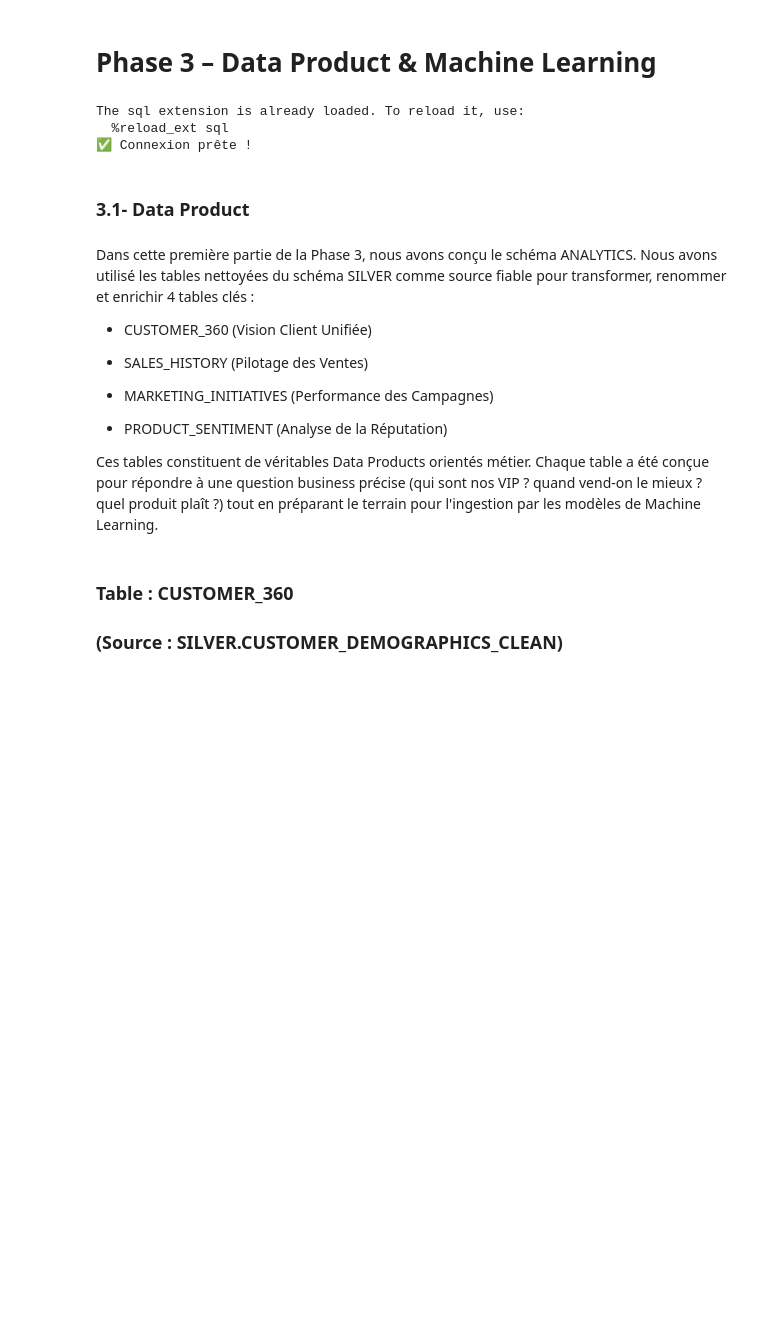
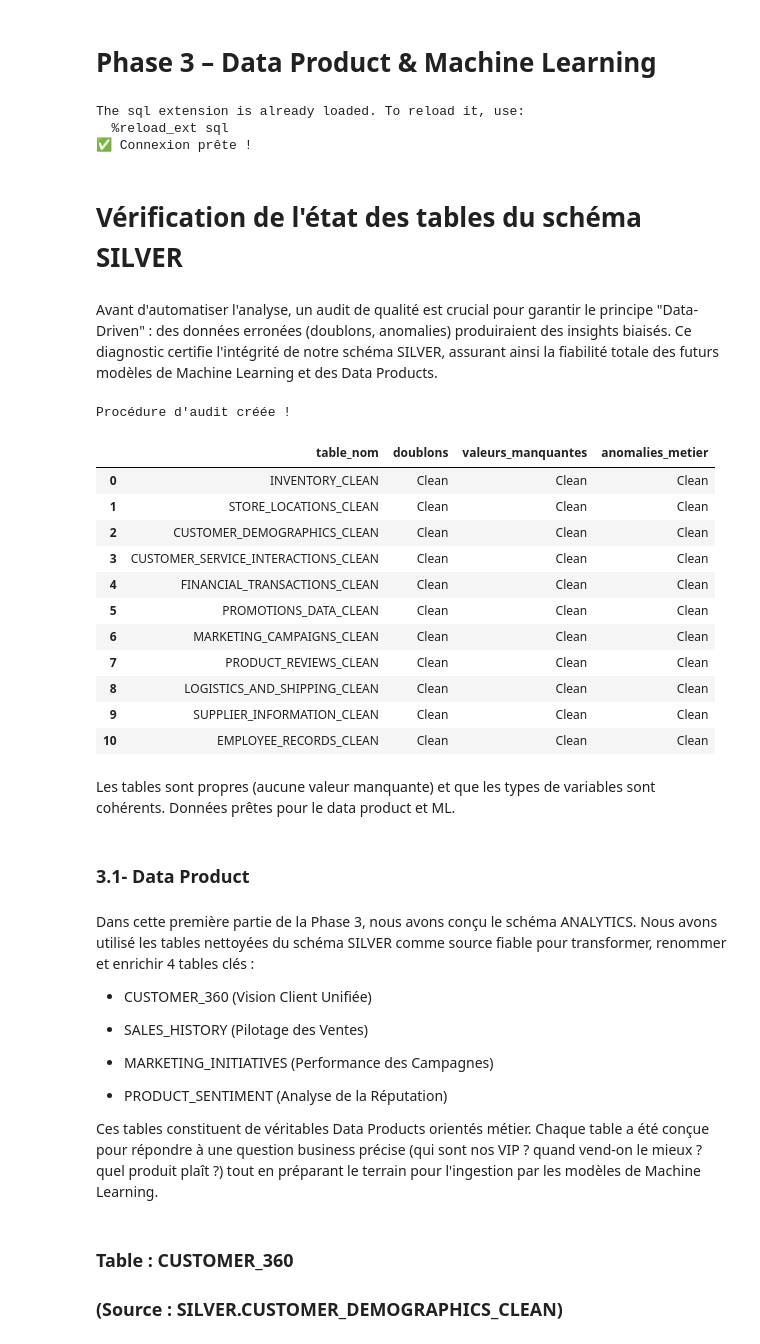
Before and after one commit to florence93600/anycompany_food_beverage, a Jupyter notebook: phase3_machine_learning.ipynb, the cells around one changed output. Saved outputs shown, nothing was run; the diff lists cells and outputs as text; code cells hidden in the pictures; blank space fills up the shorter version.

Commit message:
Ajout d'une verification des tables SILVER

```diff
--- a/phase3_machine_learning.ipynb
+++ b/phase3_machine_learning.ipynb
@@ -30,6 +30,78 @@ print("Connexion prête !")
 The sql extension is already loaded. To reload it, use:
   %reload_ext sql
 ✅ Connexion prête !
+# %% [markdown]
+# Vérification de l'état des tables du schéma SILVER
+# %% [markdown]
+Avant d'automatiser l'analyse, un audit de qualité est crucial pour garantir le principe "Data-Driven" : des données erronées (doublons, anomalies) produiraient des insights biaisés. Ce diagnostic certifie l'intégrité de notre schéma SILVER, assurant ainsi la fiabilité totale des futurs modèles de Machine Learning et des Data Products.
+# %%
+# On sépare la création de la procédure
+sql_create_proc = """
+CREATE OR REPLACE PROCEDURE ANYCOMPANY_LAB.SILVER.LANCER_AUDIT_QUALITE()
+RETURNS TABLE(TABLE_NOM STRING, DOUBLONS STRING, VALEURS_MANQUANTES STRING, ANOMALIES_METIER STRING)
+LANGUAGE PYTHON
+RUNTIME_VERSION = '3.9'
+PACKAGES = ('snowflake-snowpark-python')
+HANDLER = 'main'
+AS
+$$
+def main(session):
+    tables_config = [
+        {"name": "INVENTORY_CLEAN", "ids": "product_id, warehouse", "mand": "current_stock", "rule": "current_stock < 0"},
+        {"name": "STORE_LOCATIONS_CLEAN", "ids": "store_id", "mand": "city", "rule": "square_footage <= 0"},
+        {"name": "CUSTOMER_DEMOGRAPHICS_CLEAN", "ids": "customer_id", "mand": "name", "rule": "annual_income < 0"},
+        {"name": "CUSTOMER_SERVICE_INTERACTIONS_CLEAN", "ids": "interaction_id", "mand": "interaction_date", "rule": "customer_satisfaction < 0 OR customer_satisfaction > 5"},
+        {"name": "FINANCIAL_TRANSACTIONS_CLEAN", "ids": "transaction_id", "mand": "amount", "rule": "amount < 0"},
+        {"name": "PROMOTIONS_DATA_CLEAN", "ids": "promotion_id", "mand": "start_date", "rule": "end_date < start_date"},
+        {"name": "MARKETING_CAMPAIGNS_CLEAN", "ids": "campaign_id", "mand": "budget", "rule": "budget < 0"},
+        {"name": "PRODUCT_REVIEWS_CLEAN", "ids": "review_id", "mand": "review_text", "rule": "rating < 1 OR rating > 5"},
+        {"name": "LOGISTICS_AND_SHIPPING_CLEAN", "ids": "shipment_id", "mand": "status", "rule": "estimated_delivery < ship_date"},
+        {"name": "SUPPLIER_INFORMATION_CLEAN", "ids": "supplier_id", "mand": "supplier_name", "rule": "lead_time < 0"},
+        {"name": "EMPLOYEE_RECORDS_CLEAN", "ids": "employee_id", "mand": "email", "rule": "salary <= 0"}
+    ]
+    report_data = []
+    for t in tables_config:
+        table_name = t["name"]
+        sql_dup = f"SELECT COUNT(*) FROM (SELECT {t['ids']} FROM SILVER.{table_name} GROUP BY {t['ids']} HAVING COUNT(*) > 1)"
+        nb_doublons = session.sql(sql_dup).collect()[0][0]
+        msg_doublons = "Clean" if nb_doublons == 0 else f"{nb_doublons} Doublons"
+        sql_null = f"SELECT COUNT(*) FROM SILVER.{table_name} WHERE {t['mand']} IS NULL"
+        nb_nulls = session.sql(sql_null).collect()[0][0]
+        msg_nulls = "Clean" if nb_nulls == 0 else f"{nb_nulls} Manquants"
+        sql_anomaly = f"SELECT COUNT(*) FROM SILVER.{table_name} WHERE {t['rule']}"
+        nb_anomalies = session.sql(sql_anomaly).collect()[0][0]
+        msg_anomalies = "Clean" if nb_anomalies == 0 else f"ERROR: {nb_anomalies}"
+        report_data.append([table_name, msg_doublons, msg_nulls, msg_anomalies])
+    return session.create_dataframe(report_data, schema=["TABLE_NOM", "DOUBLONS", "VALEURS_MANQUANTES", "ANOMALIES_METIER"])
+$$;
+"""
+
+with engine.connect() as conn:
+    conn.execute(text(sql_create_proc))
+    conn.commit()
+    print("Procédure d'audit créée !")
+
+# On appelle la procédure et on stocke le résultat dans un DataFrame
+df_audit = pd.read_sql(text("CALL LANCER_AUDIT_QUALITE()"), engine)
+
+# On affiche le tableau proprement
+df_audit
+# %% [output]
+Procédure d'audit créée !
+|  | table_nom | doublons | valeurs_manquantes | anomalies_metier |
+| 0 | INVENTORY_CLEAN | Clean | Clean | Clean |
+| 1 | STORE_LOCATIONS_CLEAN | Clean | Clean | Clean |
+| 2 | CUSTOMER_DEMOGRAPHICS_CLEAN | Clean | Clean | Clean |
+| 3 | CUSTOMER_SERVICE_INTERACTIONS_CLEAN | Clean | Clean | Clean |
+| 4 | FINANCIAL_TRANSACTIONS_CLEAN | Clean | Clean | Clean |
+| 5 | PROMOTIONS_DATA_CLEAN | Clean | Clean | Clean |
+| 6 | MARKETING_CAMPAIGNS_CLEAN | Clean | Clean | Clean |
+| 7 | PRODUCT_REVIEWS_CLEAN | Clean | Clean | Clean |
+| 8 | LOGISTICS_AND_SHIPPING_CLEAN | Clean | Clean | Clean |
+| 9 | SUPPLIER_INFORMATION_CLEAN | Clean | Clean | Clean |
+| 10 | EMPLOYEE_RECORDS_CLEAN | Clean | Clean | Clean |
+# %% [markdown]
+Les tables sont propres (aucune valeur manquante) et que les types de variables sont cohérents. Données prêtes pour le data product et ML.
 # %% [markdown]
 ### 3.1- Data Product
 # %% [markdown]
```
Also changed, not shown: parts of 3 cells of this notebook.
